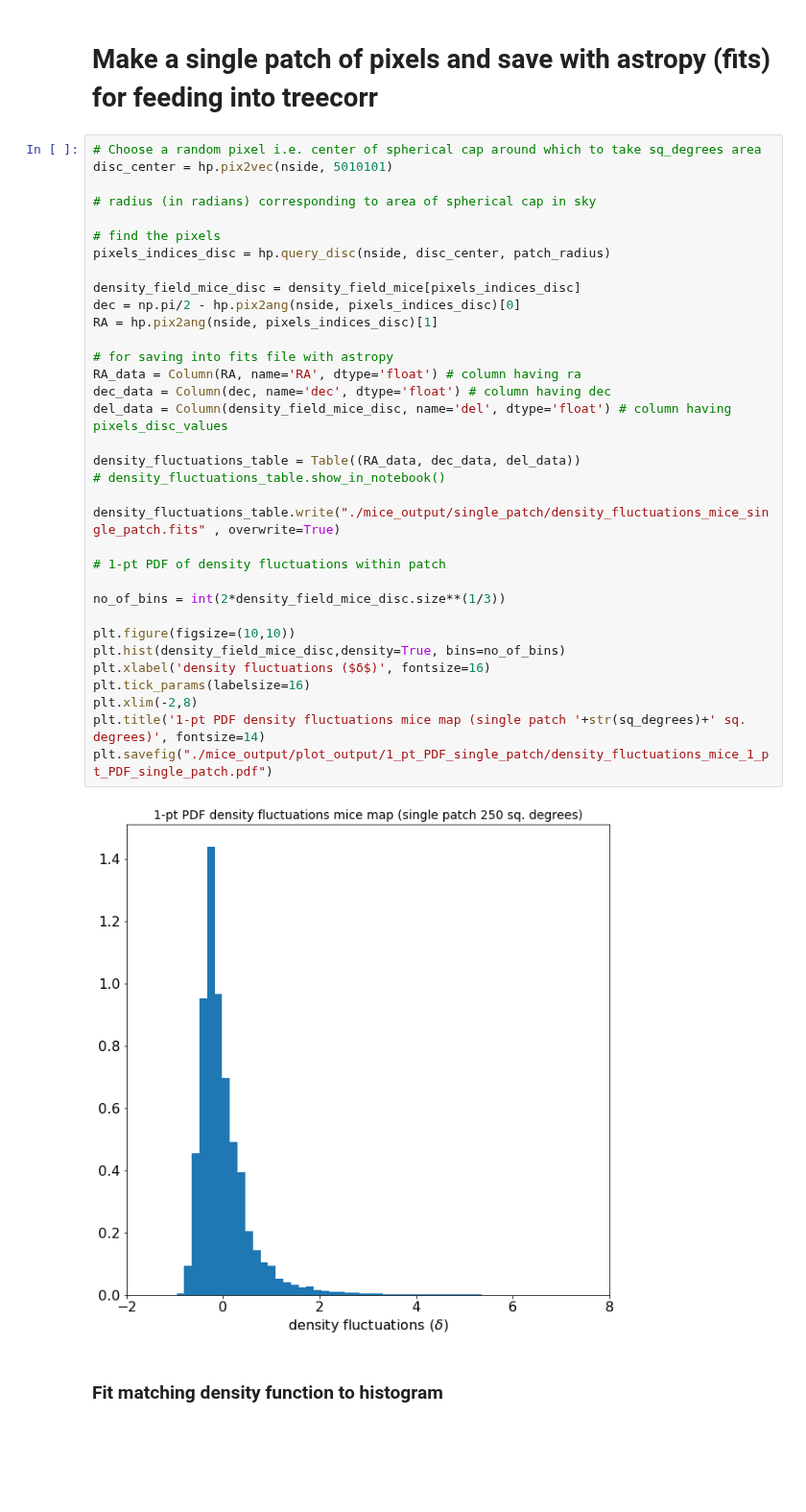
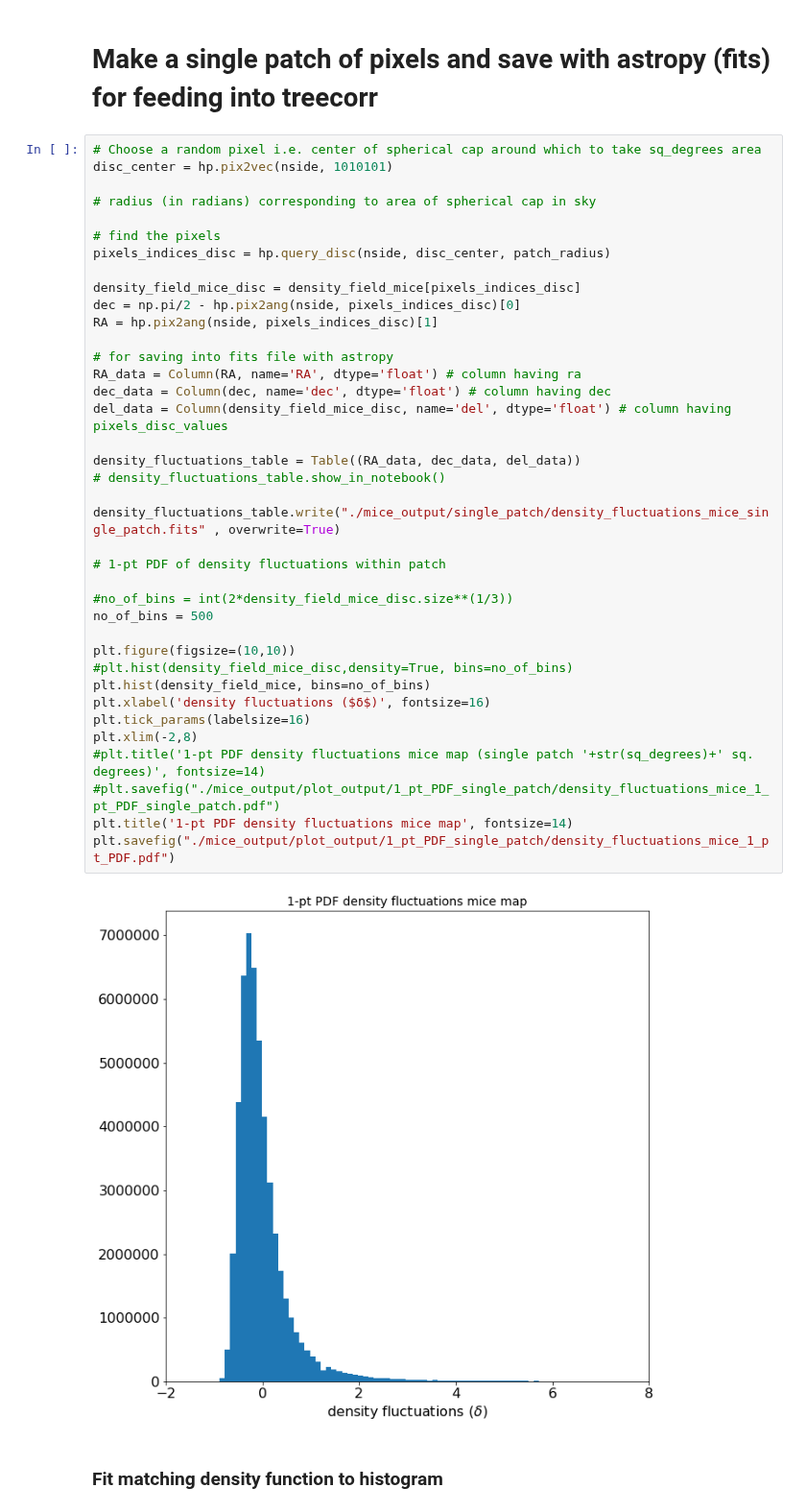
Before and after one commit to anikhalder/Integrated_Bispectrum, a Jupyter notebook: power_spectrum_mice/power_spectrum_mice_single_patch.ipynb, the cells around one changed output. Shown at 96% size. Saved outputs shown, nothing was run; the diff lists cells and outputs as text; blank space fills up the shorter version.

Commit message:
Power spectrum mice updates

```diff
--- a/power_spectrum_mice/power_spectrum_mice_single_patch.ipynb
+++ b/power_spectrum_mice/power_spectrum_mice_single_patch.ipynb
@@ -106,40 +106,44 @@ The interval between meridians is 30 deg -0.00'.
 # Make a single patch of pixels and save with astropy (fits) for feeding into treecorr
 # %%
 # Choose a random pixel i.e. center of spherical cap around which to take sq_degrees area
-disc_center = hp.pix2vec(nside, 5010101)
+disc_center = hp.pix2vec(nside, 1010101)
 
 # radius (in radians) corresponding to area of spherical cap in sky
 
 # find the pixels
 pixels_indices_disc = hp.query_disc(nside, disc_center, patch_radius)
 
 density_field_mice_disc = density_field_mice[pixels_indices_disc]
 dec = np.pi/2 - hp.pix2ang(nside, pixels_indices_disc)[0]
 RA = hp.pix2ang(nside, pixels_indices_disc)[1]
 
 # for saving into fits file with astropy
 RA_data = Column(RA, name='RA', dtype='float') # column having ra
 dec_data = Column(dec, name='dec', dtype='float') # column having dec
 del_data = Column(density_field_mice_disc, name='del', dtype='float') # column having pixels_disc_values
 
 density_fluctuations_table = Table((RA_data, dec_data, del_data))
 # density_fluctuations_table.show_in_notebook()
 
 density_fluctuations_table.write("./mice_output/single_patch/density_fluctuations_mice_single_patch.fits" , overwrite=True)
 
 # 1-pt PDF of density fluctuations within patch
 
-no_of_bins = int(2*density_field_mice_disc.size**(1/3))
+#no_of_bins = int(2*density_field_mice_disc.size**(1/3))
+no_of_bins = 500
 
 plt.figure(figsize=(10,10))
-plt.hist(density_field_mice_disc,density=True, bins=no_of_bins)
+#plt.hist(density_field_mice_disc,density=True, bins=no_of_bins)
+plt.hist(density_field_mice, bins=no_of_bins)
 plt.xlabel('density fluctuations ($δ$)', fontsize=16)
 plt.tick_params(labelsize=16)
 plt.xlim(-2,8)
-plt.title('1-pt PDF density fluctuations mice map (single patch '+str(sq_degrees)+' sq. degrees)', fontsize=14)
-plt.savefig("./mice_output/plot_output/1_pt_PDF_single_patch/density_fluctuations_mice_1_pt_PDF_single_patch.pdf")
+#plt.title('1-pt PDF density fluctuations mice map (single patch '+str(sq_degrees)+' sq. degrees)', fontsize=14)
+#plt.savefig("./mice_output/plot_output/1_pt_PDF_single_patch/density_fluctuations_mice_1_pt_PDF_single_patch.pdf")
+plt.title('1-pt PDF density fluctuations mice map', fontsize=14)
+plt.savefig("./mice_output/plot_output/1_pt_PDF_single_patch/density_fluctuations_mice_1_pt_PDF.pdf")
 # %% [output]
-[figure, old version]
+[figure, new version]
 # %% [markdown]
 ### Fit matching density function to histogram
 # %%
```
Also changed, not shown: parts of 1 cell of this notebook, 5 other files.
